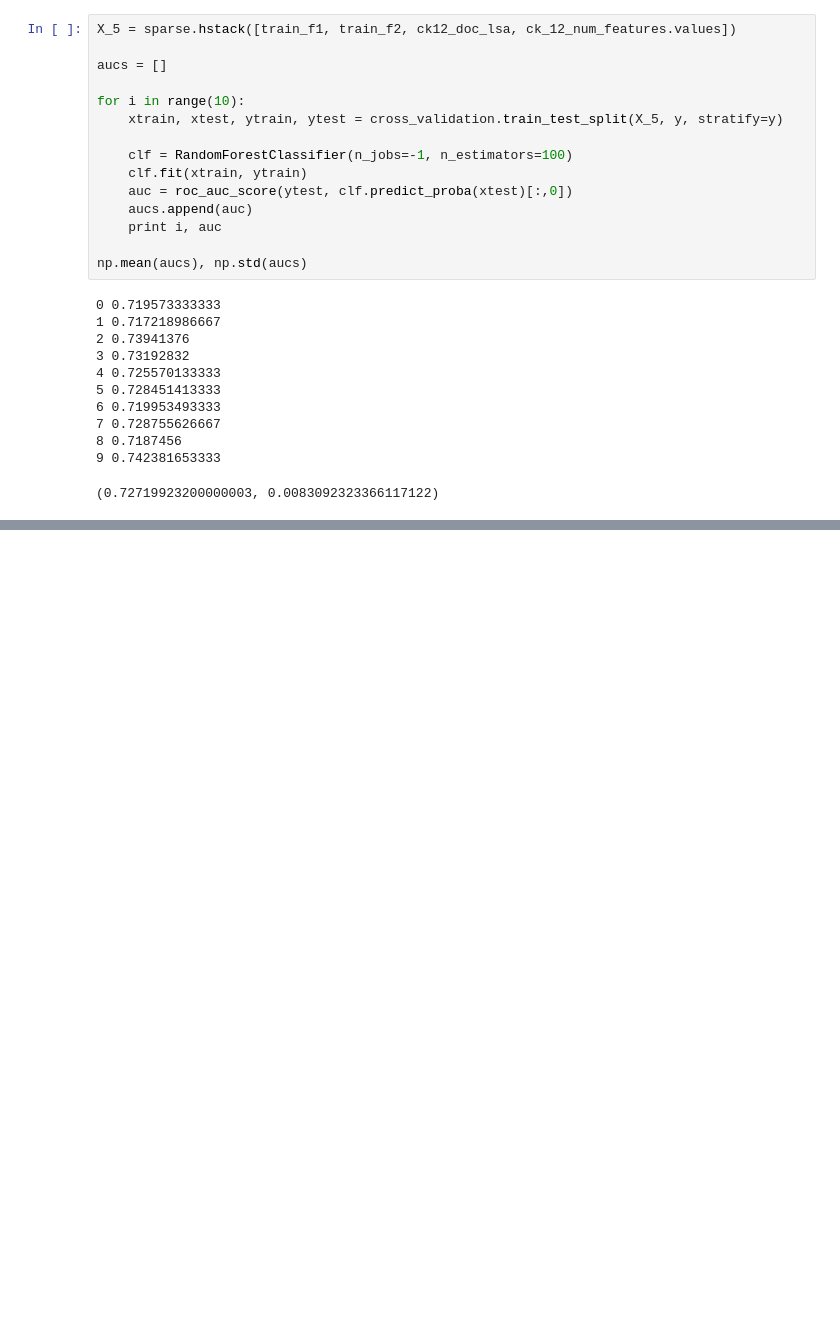
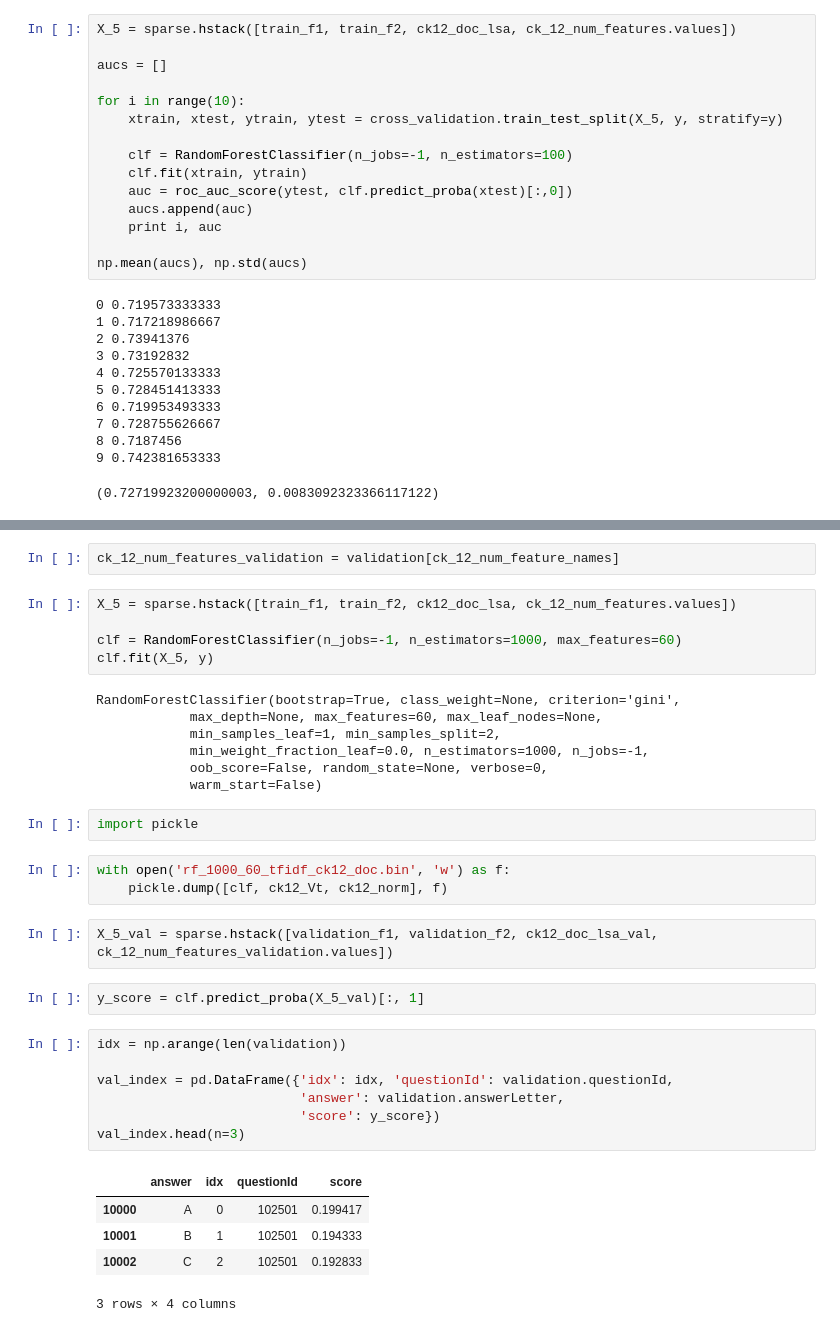
Before and after one commit to alexeygrigorev/allen-qa, a Jupyter notebook: notebooks/lucene-w2v.ipynb, the cells around one changed output, grey strips where cells are left out. Saved outputs shown, nothing was run; the diff lists cells and outputs as text; blank space fills up the shorter version.

```diff
--- a/notebooks/lucene-w2v.ipynb
+++ b/notebooks/lucene-w2v.ipynb
@@ -355,0 +475,36 @@ np.mean(aucs), np.std(aucs)
+# %%
+ck_12_num_features_validation = validation[ck_12_num_feature_names]
+# %%
+X_5 = sparse.hstack([train_f1, train_f2, ck12_doc_lsa, ck_12_num_features.values])
+
+clf = RandomForestClassifier(n_jobs=-1, n_estimators=1000, max_features=60)
+clf.fit(X_5, y)
+# %% [output]
+RandomForestClassifier(bootstrap=True, class_weight=None, criterion='gini',
+            max_depth=None, max_features=60, max_leaf_nodes=None,
+            min_samples_leaf=1, min_samples_split=2,
+            min_weight_fraction_leaf=0.0, n_estimators=1000, n_jobs=-1,
+            oob_score=False, random_state=None, verbose=0,
+            warm_start=False)
+# %%
+import pickle
+# %%
+with open('rf_1000_60_tfidf_ck12_doc.bin', 'w') as f:
+    pickle.dump([clf, ck12_Vt, ck12_norm], f)
+# %%
+X_5_val = sparse.hstack([validation_f1, validation_f2, ck12_doc_lsa_val, ck_12_num_features_validation.values])
+# %%
+y_score = clf.predict_proba(X_5_val)[:, 1]
+# %%
+idx = np.arange(len(validation))
+
+val_index = pd.DataFrame({'idx': idx, 'questionId': validation.questionId,
+                          'answer': validation.answerLetter,
+                          'score': y_score})
+val_index.head(n=3)
+# %% [output]
+|  | answer | idx | questionId | score |
+| 10000 | A | 0 | 102501 | 0.199417 |
+| 10001 | B | 1 | 102501 | 0.194333 |
+| 10002 | C | 2 | 102501 | 0.192833 |
+3 rows × 4 columns
```
Also changed, not shown: parts of 22 cells of this notebook, 3 other files.
